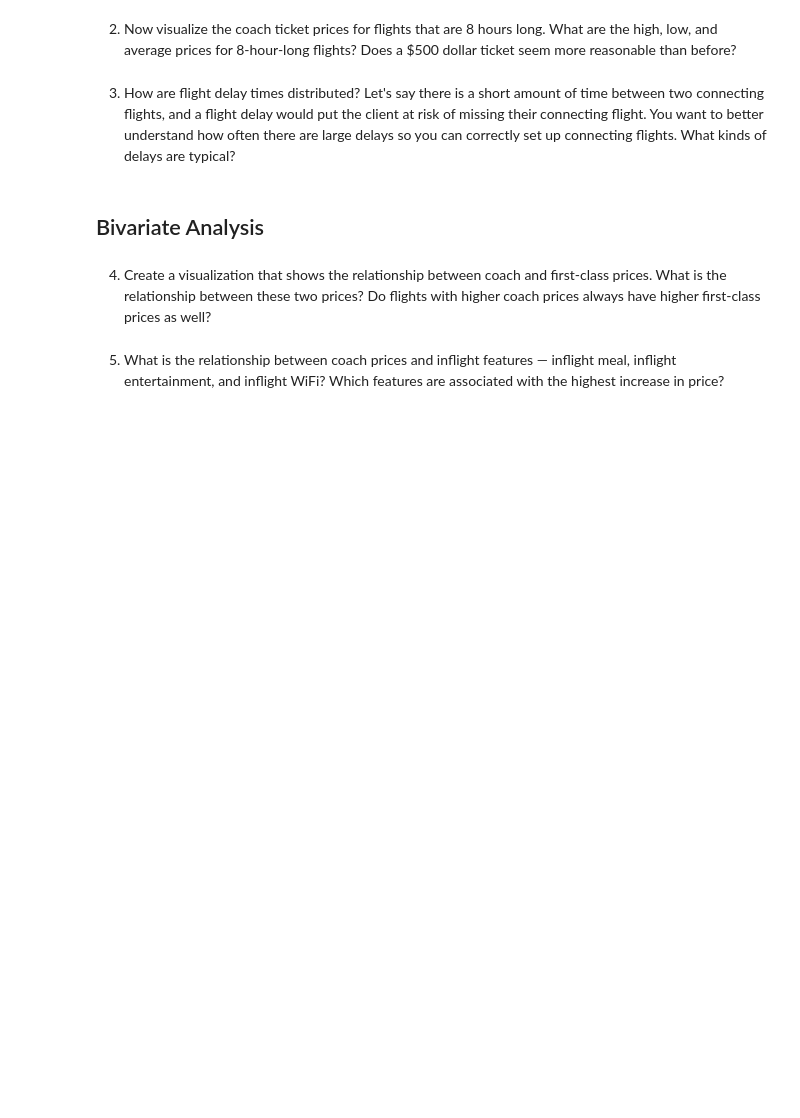
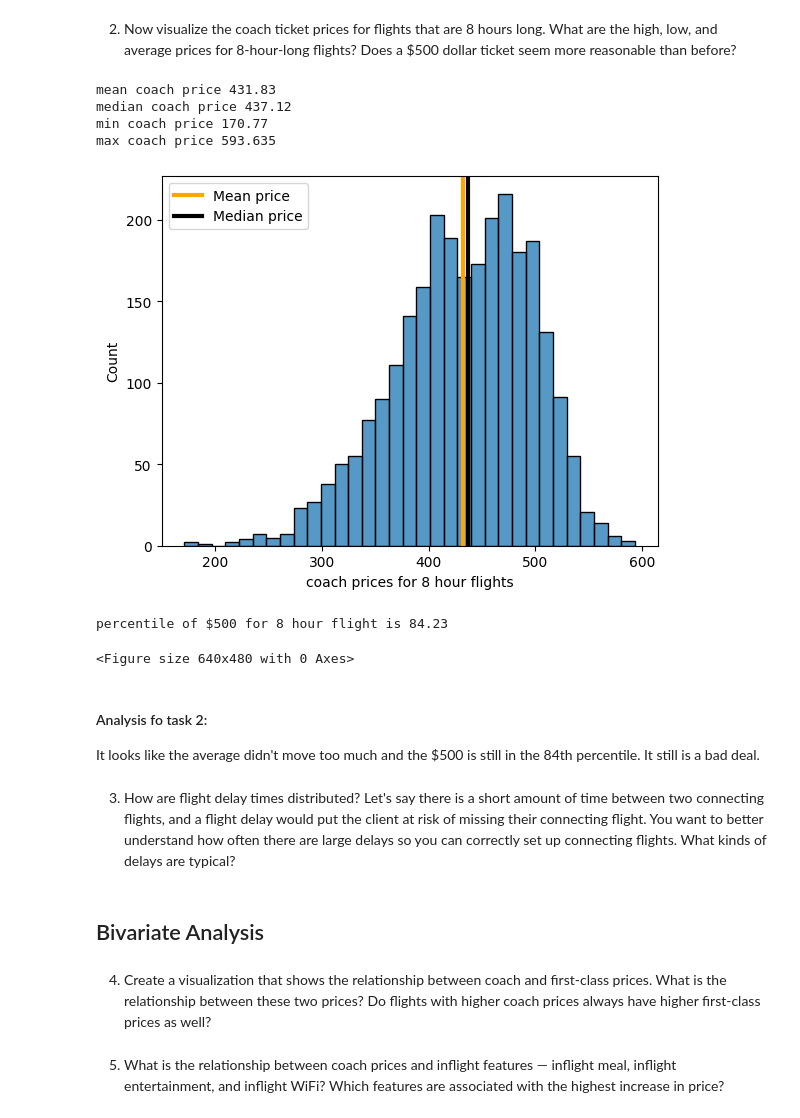
Before and after one commit to Diyana-nikk/AirplaneAnalysis, a Jupyter notebook: Airline Analysis.ipynb, the cells around one changed output. Saved outputs shown, nothing was run; the diff lists cells and outputs as text; code cells hidden in the pictures; blank space fills up the shorter version.

Commit message:
finished task 2

```diff
--- a/Airline Analysis.ipynb
+++ b/Airline Analysis.ipynb
@@ -57,3 +99,37 @@ highest coach price 593.635
+# %%
+## Task 2
+## min, max and average coach prices for 8 hrs
+prices_8hrs = flight.coach_price[flight.hours==8]
+mean_age_8hrs =np.mean(prices_8hrs)
+median_age_8hrs=np.median(prices_8hrs)
+print("mean coach price "+ str(round(mean_age_8hrs,2)))
+print("median coach price "+ str(round(median_age_8hrs,2)))
+print("min coach price "+ str(np.min(prices_8hrs)))
+print("max coach price "+ str(np.max(prices_8hrs)))
+
+## plot of data
+sns.histplot(prices_8hrs)
+
+plt.axvline(mean_age_8hrs, color='orange', label='Mean price', linewidth=3)
+plt.axvline(median_age_8hrs, color='black', label='Median price', linewidth=3)
+plt.legend()
+plt.xlabel('coach prices for 8 hour flights')
+plt.show()
+plt.clf()
+
+p_8hrs = (500/max(prices_8hrs))*100
+print('percentile of $500 for 8 hour flight is '+ str(round(p_8hrs,2)))
+# %% [output]
+mean coach price 431.83
+median coach price 437.12
+min coach price 170.77
+max coach price 593.635
+[figure, added]
+percentile of $500 for 8 hour flight is 84.23
+<Figure size 640x480 with 0 Axes>
+# %% [markdown]
+#### Analysis fo task 2:
+It looks like the average didn't move too much and the $500 is still in the 84th percentile. It still is a bad deal.
 # %% [markdown]
 3. How are flight delay times distributed? Let's say there is a short amount of time between two connecting flights, and a flight delay would put the client at risk of missing their connecting flight. You want to better understand how often there are large delays so you can correctly set up connecting flights. What kinds of delays are typical?
 # %%
```
Also changed, not shown: parts of 3 cells of this notebook.
